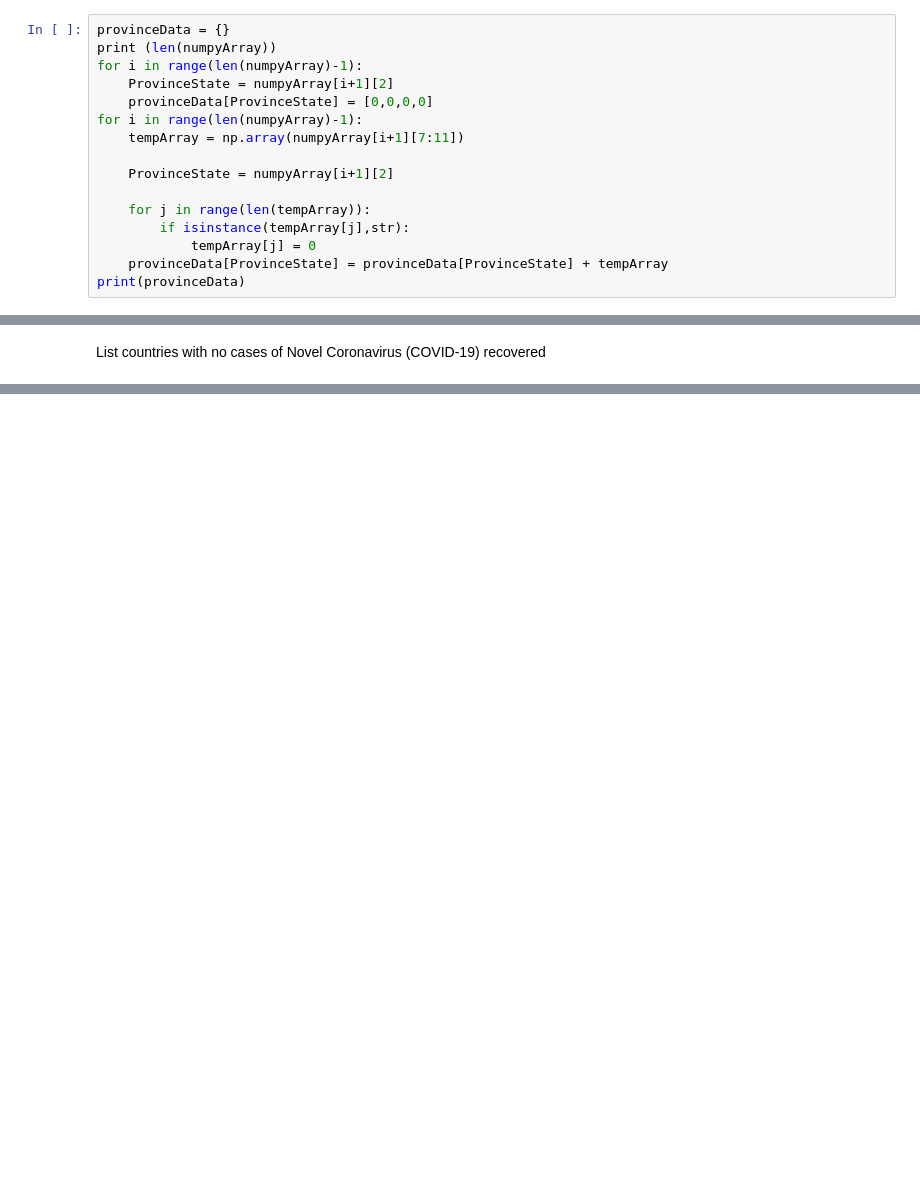
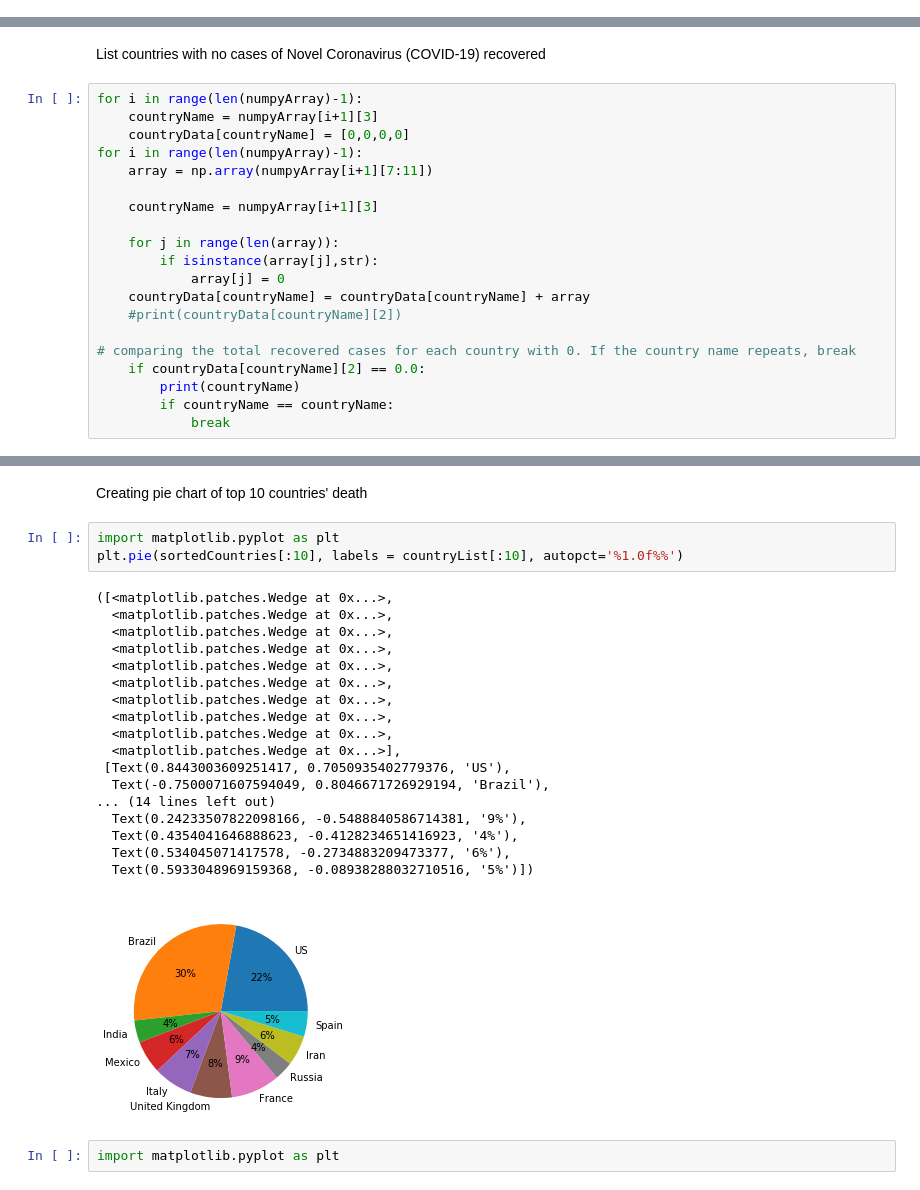
Before and after one commit to chienk21/DataScience, a Jupyter notebook: MiniProject1/COVIDproject.ipynb, the cells around one changed output, grey strips where cells are left out. Saved outputs shown, nothing was run; the diff lists cells and outputs as text; blank space fills up the shorter version.

```diff
--- a/MiniProject1/COVIDproject.ipynb
+++ b/MiniProject1/COVIDproject.ipynb
@@ -57,16 +78,0 @@ printing confirmed cases, deaths, recovered, and active COVID cases per Province
-# %%
-provinceData = {}
-print (len(numpyArray))
-for i in range(len(numpyArray)-1):
-    ProvinceState = numpyArray[i+1][2]
-    provinceData[ProvinceState] = [0,0,0,0]
-for i in range(len(numpyArray)-1):
-    tempArray = np.array(numpyArray[i+1][7:11])
-
-    ProvinceState = numpyArray[i+1][2]
-
-    for j in range(len(tempArray)):
-        if isinstance(tempArray[j],str):
-            tempArray[j] = 0
-    provinceData[ProvinceState] = provinceData[ProvinceState] + tempArray
-print(provinceData)
@@ -76,2 +79,22 @@ print(provinceData)
 # %% [markdown]
 List countries with no cases of Novel Coronavirus (COVID-19) recovered
+# %%
+for i in range(len(numpyArray)-1):
+    countryName = numpyArray[i+1][3]
+    countryData[countryName] = [0,0,0,0]
+for i in range(len(numpyArray)-1):
+    array = np.array(numpyArray[i+1][7:11])
+
+    countryName = numpyArray[i+1][3]
+
+    for j in range(len(array)):
+        if isinstance(array[j],str):
+            array[j] = 0
+    countryData[countryName] = countryData[countryName] + array
+    #print(countryData[countryName][2])
+
+# comparing the total recovered cases for each country with 0. If the country name repeats, break
+    if countryData[countryName][2] == 0.0:
+        print(countryName)
+        if countryName == countryName:
+            break
@@ -139,0 +260,26 @@ testDict = {"hello": [2,7], "yelloe": [2,5], "red": [3,6]}
+# %% [markdown]
+Creating pie chart of top 10 countries' death
+# %%
+import matplotlib.pyplot as plt
+plt.pie(sortedCountries[:10], labels = countryList[:10], autopct='%1.0f%%')
+# %% [output]
+([<matplotlib.patches.Wedge at 0x...>,
+  <matplotlib.patches.Wedge at 0x...>,
+  <matplotlib.patches.Wedge at 0x...>,
+  <matplotlib.patches.Wedge at 0x...>,
+  <matplotlib.patches.Wedge at 0x...>,
+  <matplotlib.patches.Wedge at 0x...>,
+  <matplotlib.patches.Wedge at 0x...>,
+  <matplotlib.patches.Wedge at 0x...>,
+  <matplotlib.patches.Wedge at 0x...>,
+  <matplotlib.patches.Wedge at 0x...>],
+ [Text(0.8443003609251417, 0.7050935402779376, 'US'),
+  Text(-0.7500071607594049, 0.8046671726929194, 'Brazil'),
+... (14 lines left out)
+  Text(0.24233507822098166, -0.5488840586714381, '9%'),
+  Text(0.4354041646888623, -0.4128234651416923, '4%'),
+  Text(0.534045071417578, -0.2734883209473377, '6%'),
+  Text(0.5933048969159368, -0.08938288032710516, '5%')])
+[figure, added]
+# %%
+import matplotlib.pyplot as plt
```
Also changed, not shown: parts of 14 cells of this notebook, 27 other files.
